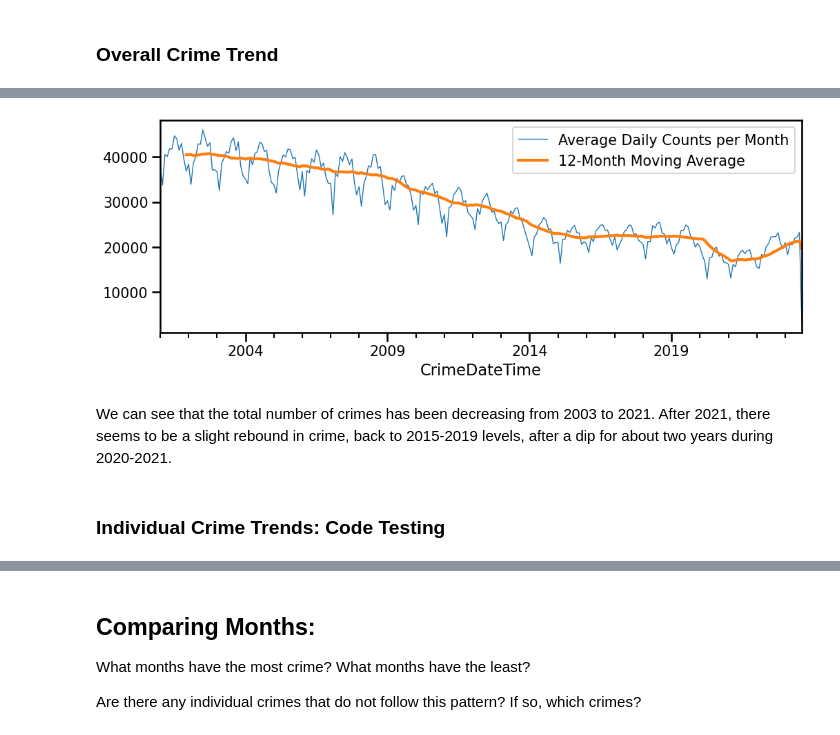
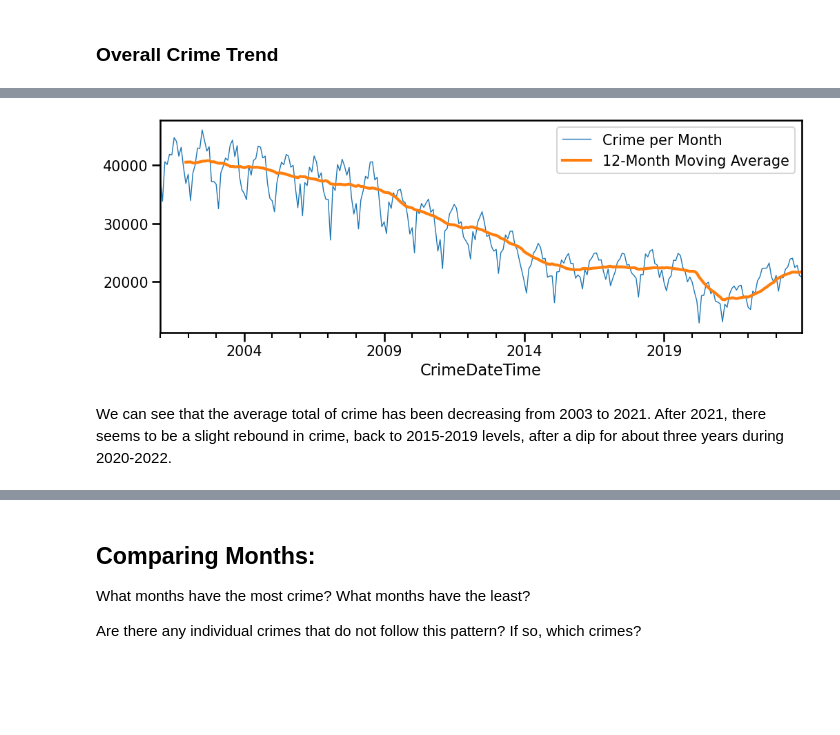
Before and after one commit to whitefreeze/Chicago-Crime-Data, a Jupyter notebook: Chicago-Crime-Data v2.1.ipynb, the cells around one changed output, grey strips where cells are left out. Cells and saved outputs as stored; diff of their text form; code cells hidden in the pictures; blank space fills up the shorter version.

```diff
--- a/Chicago-Crime-Data v2.1.ipynb
+++ b/Chicago-Crime-Data v2.1.ipynb
@@ -48,9 +48,9 @@ from concurrent.futures import ProcessPoolExecutor
 street_map = gpd.read_file('Data/Chicago/Boundaries-PoliceBeats/geo_export_8c74fa94-8f74-4ab4-844b-277eef61cdea.shp')
 # %%
 # Import the data
-path = 'Data/Chicago/Crimes_-_2001_to_Present.csv'
+path = 'Data/Chicago/Crimes_-_2001_to_2023.csv'
 
 df_OE = pd.read_csv(path)
-df_OE.head()
+df_OE.head(3)
 # %% [output]
 |  | ID | Case Number | Date | Block | IUCR | Primary Type | Description | Location Description | ... |
@@ -210,0 +217,7 @@ No duplicates found to remove.
+# %%
+date_to_drop = pd.to_datetime('2024-01-01')
+
+display(df.loc[df.index == date_to_drop])
+
+df = df.loc[df.index != date_to_drop]
+display(df)
@@ -687,0 +747,7 @@ df.head(1)
+# %%
+# make a list of all columns after Longitude
+cols_to_drop = df.columns[10:18 +1].tolist()
+
+# drop all columns in list
+df.drop(columns=cols_to_drop, inplace=True)
+display(df)
@@ -1198,0 +1260,3 @@ All Latitude and Longitude outliers have been noted and addressed.
+# %%
+# Drop "geometry" column from df
+df.drop(columns='geometry', inplace=True)
@@ -1632,18 +1680,16 @@ df_long.head(3)
 # %%
 # Resample data to find Average Daily Crime Count per Month
-df_ts = df_long.resample('MS').size()
+df_ts = df.resample('MS').size()
 
 # Rolling average over a number of months
 window = 12
 df_ts_mean = df_ts.rolling(window).mean()
 
 # Plot Average Daily Counts per Month & Moving Average
-ax = df_ts.plot(label='Average Daily Counts per Month', lw=1, figsize=(12,4))
+ax = df_ts.plot(label='Crime per Month', lw=1, figsize=(12,4))
 df_ts_mean.plot(label=f'{window}-Month Moving Average', ax=ax, lw=3)
 ax.legend();
 # %% [output]
-[figure, old version]
+[figure, new version]
 # %% [markdown]
-We can see that the total number of crimes has been decreasing from 2003 to 2021. After 2021, there seems to be a slight rebound in crime, back to 2015-2019 levels, after a dip for about two years during 2020-2021.
+We can see that the average total of crime has been decreasing from 2003 to 2021. After 2021, there seems to be a slight rebound in crime, back to 2015-2019 levels, after a dip for about three years during 2020-2022.
-# %% [markdown]
-### Individual Crime Trends: Code Testing
```
Also changed, not shown: parts of 142 cells of this notebook, 24 other files.
